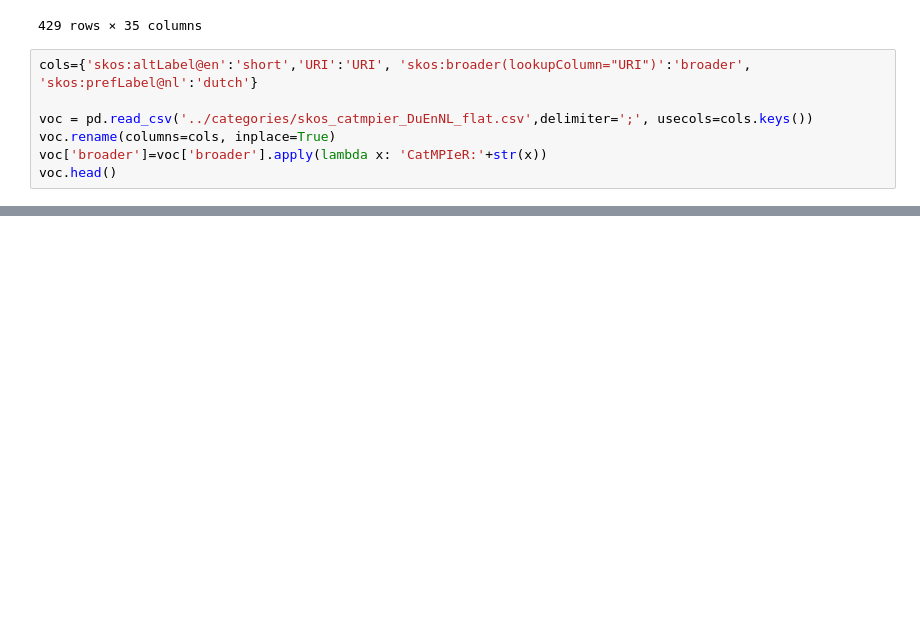
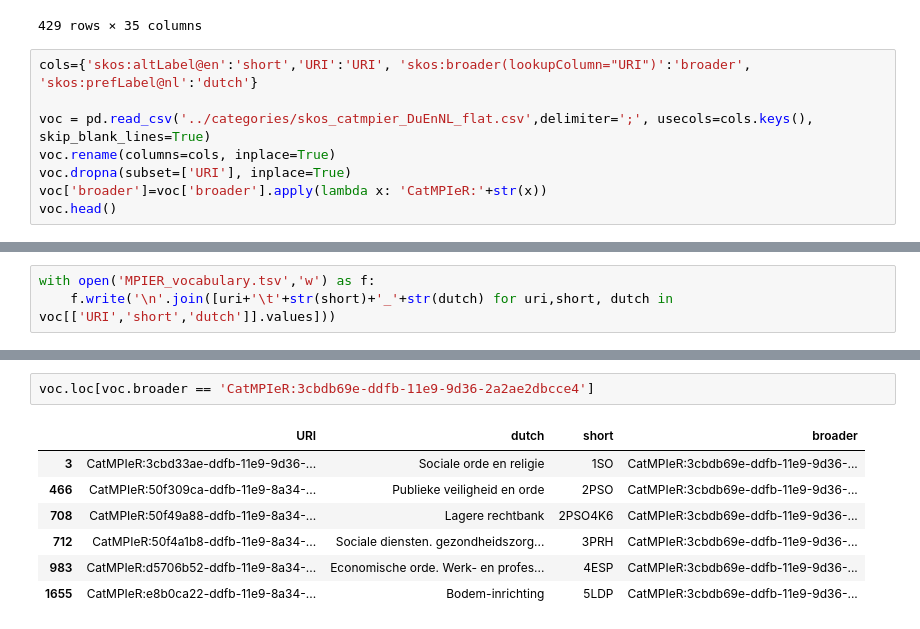
Before and after one commit to KBNLresearch/EntangledHistories, a Jupyter notebook: CompareToGT.ipynb, the cells around one changed output, grey strips where cells are left out. Drawn from its saved outputs; the diff is of its cells as text; blank space fills up the shorter version.

```diff
--- a/CompareToGT.ipynb
+++ b/CompareToGT.ipynb
@@ -178,7 +181,8 @@ merged_3
 # %%
 cols={'skos:altLabel@en':'short','URI':'URI', 'skos:broader(lookupColumn="URI")':'broader', 'skos:prefLabel@nl':'dutch'}
 
-voc = pd.read_csv('../categories/skos_catmpier_DuEnNL_flat.csv',delimiter=';', usecols=cols.keys())
+voc = pd.read_csv('../categories/skos_catmpier_DuEnNL_flat.csv',delimiter=';', usecols=cols.keys(), skip_blank_lines=True)
 voc.rename(columns=cols, inplace=True)
+voc.dropna(subset=['URI'], inplace=True)
 voc['broader']=voc['broader'].apply(lambda x: 'CatMPIeR:'+str(x))
 voc.head()
@@ -185,2 +196,5 @@ voc.head()
+# %%
+with open('MPIER_vocabulary.tsv','w') as f:
+    f.write('\n'.join([uri+'\t'+str(short)+'_'+str(dutch) for uri,short, dutch in voc[['URI','short','dutch']].values]))
 # %%
 keynames = [n for n in merged_3.columns if 'CODEMPIER' in n]
@@ -212,0 +272,10 @@ for i, row in merged_3.iterrows():
+# %%
+voc.loc[voc.broader == 'CatMPIeR:3cbdb69e-ddfb-11e9-9d36-2a2ae2dbcce4']
+# %% [output]
+|  | URI | dutch | short | broader |
+| 3 | CatMPIeR:3cbd33ae-ddfb-11e9-9d36-... | Sociale orde en religie | 1SO | CatMPIeR:3cbdb69e-ddfb-11e9-9d36-... |
+| 466 | CatMPIeR:50f309ca-ddfb-11e9-8a34-... | Publieke veiligheid en orde | 2PSO | CatMPIeR:3cbdb69e-ddfb-11e9-9d36-... |
+| 708 | CatMPIeR:50f49a88-ddfb-11e9-8a34-... | Lagere rechtbank | 2PSO4K6 | CatMPIeR:3cbdb69e-ddfb-11e9-9d36-... |
+| 712 | CatMPIeR:50f4a1b8-ddfb-11e9-8a34-... | Sociale diensten. gezondheidszorg... | 3PRH | CatMPIeR:3cbdb69e-ddfb-11e9-9d36-... |
+| 983 | CatMPIeR:d5706b52-ddfb-11e9-8a34-... | Economische orde. Werk- en profes... | 4ESP | CatMPIeR:3cbdb69e-ddfb-11e9-9d36-... |
+| 1655 | CatMPIeR:e8b0ca22-ddfb-11e9-8a34-... | Bodem-inrichting | 5LDP | CatMPIeR:3cbdb69e-ddfb-11e9-9d36-... |
```
Also changed, not shown: parts of 5 cells of this notebook.
